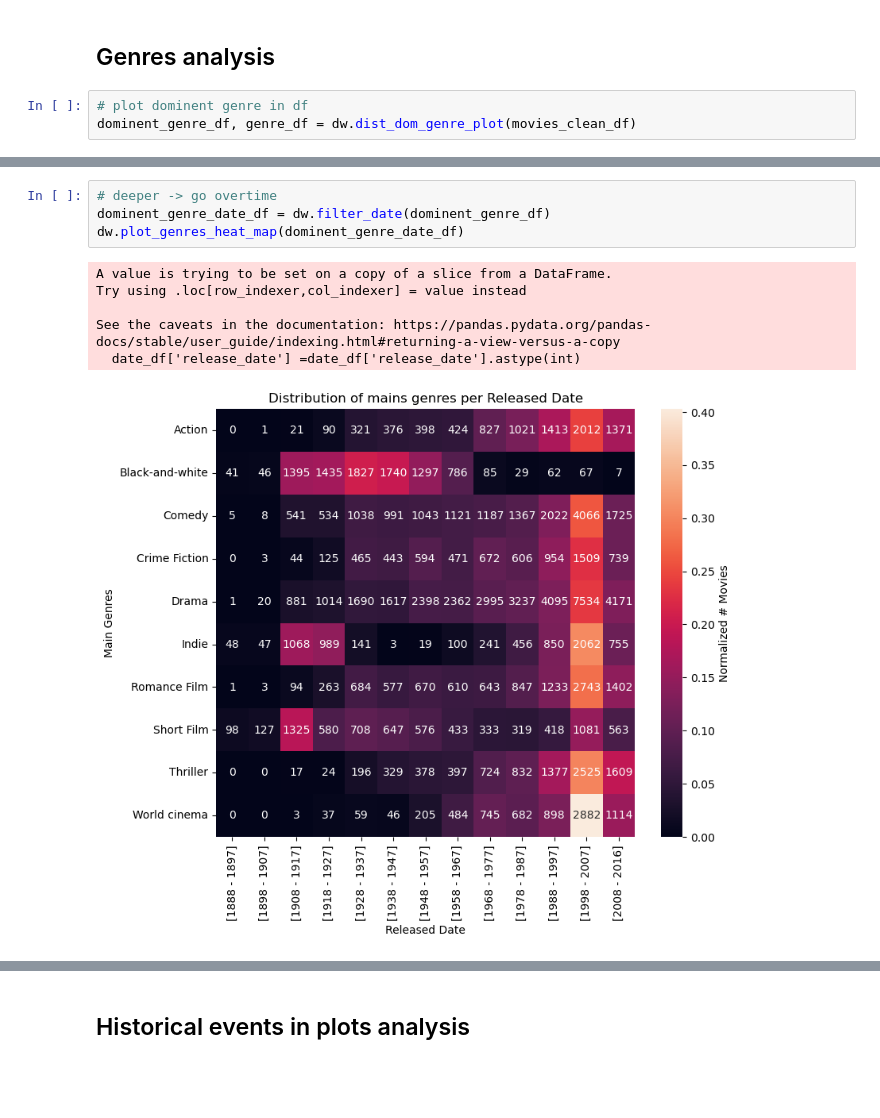
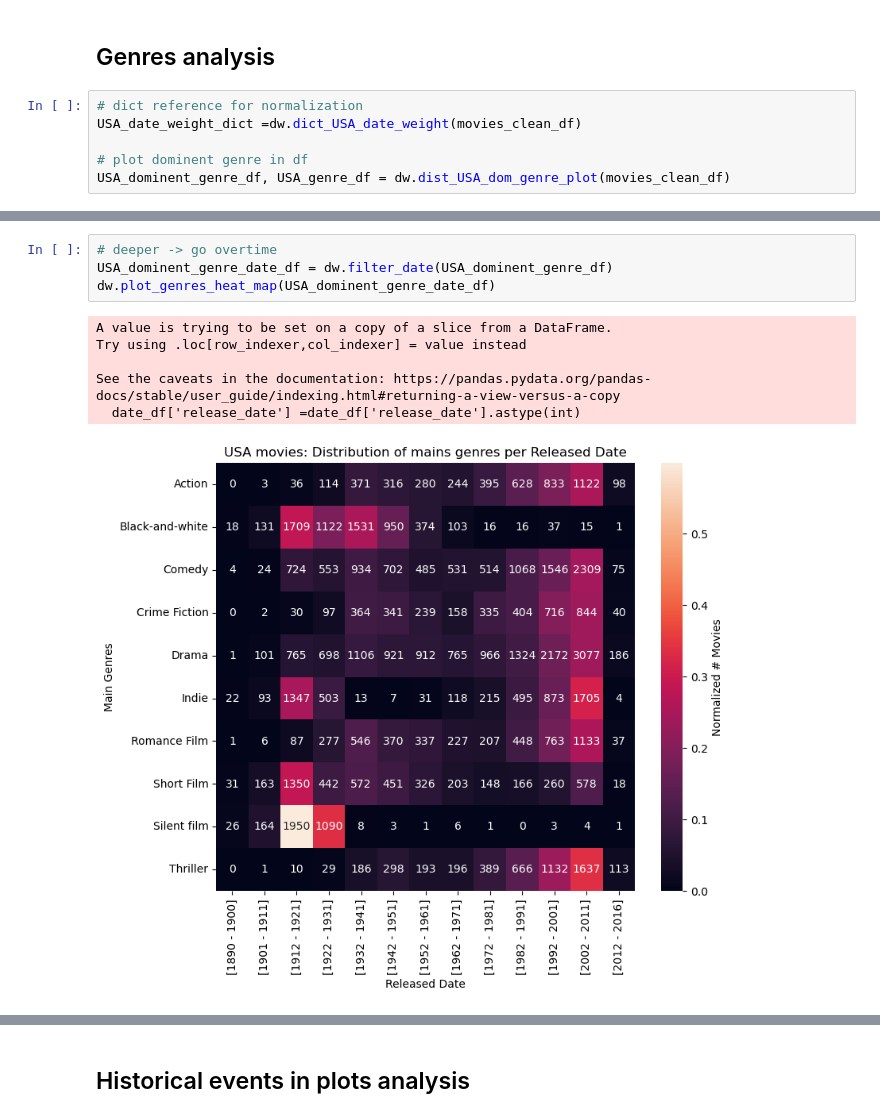
Before and after one commit to epfl-ada/ada-2024-project-spaghettisolution, a Jupyter notebook: results.ipynb, the cells around one changed output, grey strips where cells are left out. Drawn from its saved outputs; the diff is of its cells as text; blank space fills up the shorter version.

Commit message:
normelize plot genre analysis

```diff
--- a/results.ipynb
+++ b/results.ipynb
@@ -282,6 +282,9 @@ dw.normelize_collab_USA_heatmap(merge_collab_date_df)
 # %% [markdown]
 ## Genres analysis
 # %%
+# dict reference for normalization
+USA_date_weight_dict =dw.dict_USA_date_weight(movies_clean_df)
+
 # plot dominent genre in df
-dominent_genre_df, genre_df = dw.dist_dom_genre_plot(movies_clean_df)
+USA_dominent_genre_df, USA_genre_df = dw.dist_USA_dom_genre_plot(movies_clean_df)
 # %% [output]
@@ -289,11 +302,11 @@ dominent_genre_df, genre_df = dw.dist_dom_genre_plot(movies_clean_df)
 # %%
 # deeper -> go overtime
-dominent_genre_date_df = dw.filter_date(dominent_genre_df)
-dw.plot_genres_heat_map(dominent_genre_date_df)
+USA_dominent_genre_date_df = dw.filter_date(USA_dominent_genre_df)
+dw.plot_genres_heat_map(USA_dominent_genre_date_df)
 # %% [output]
 A value is trying to be set on a copy of a slice from a DataFrame.
 Try using .loc[row_indexer,col_indexer] = value instead
 
 See the caveats in the documentation: https://pandas.pydata.org/pandas-docs/stable/user_guide/indexing.html#returning-a-view-versus-a-copy
   date_df['release_date'] =date_df['release_date'].astype(int)
-[figure, old version]
+[figure, new version]
```
Also changed, not shown: parts of 10 cells of this notebook, 1 other file.
